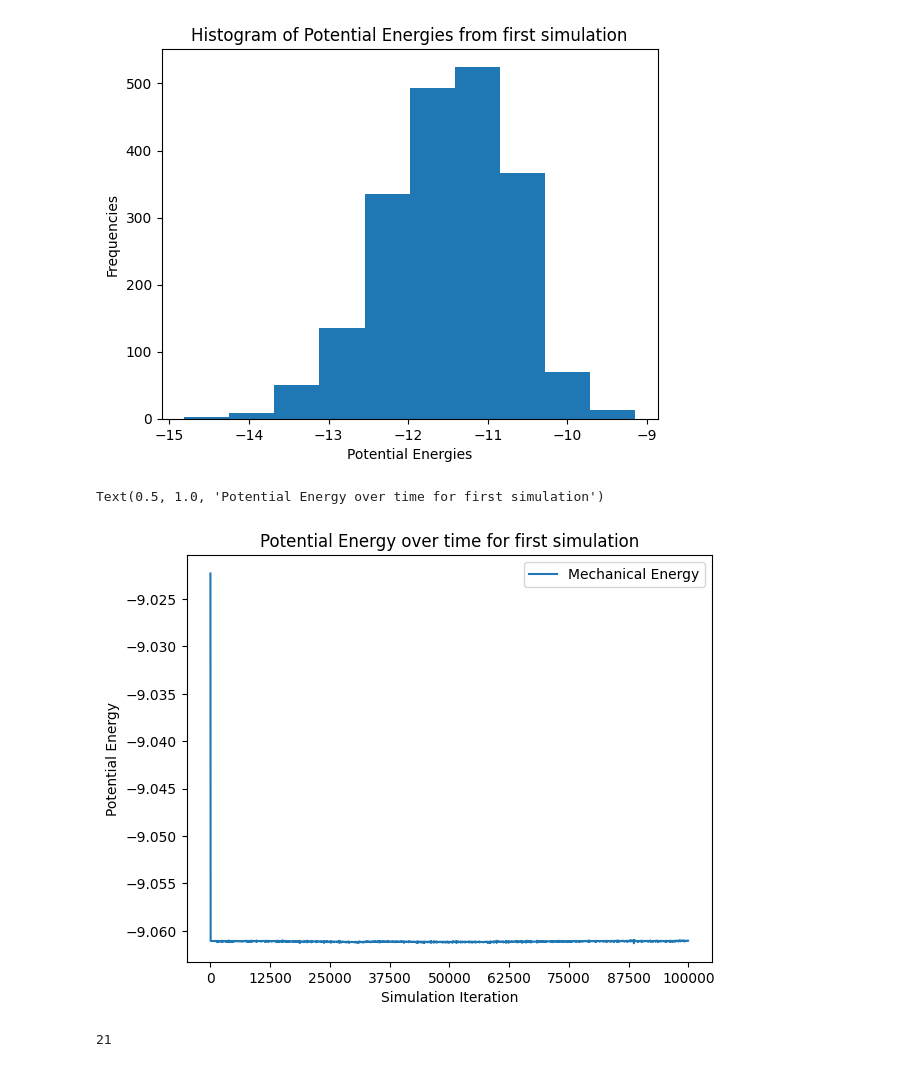
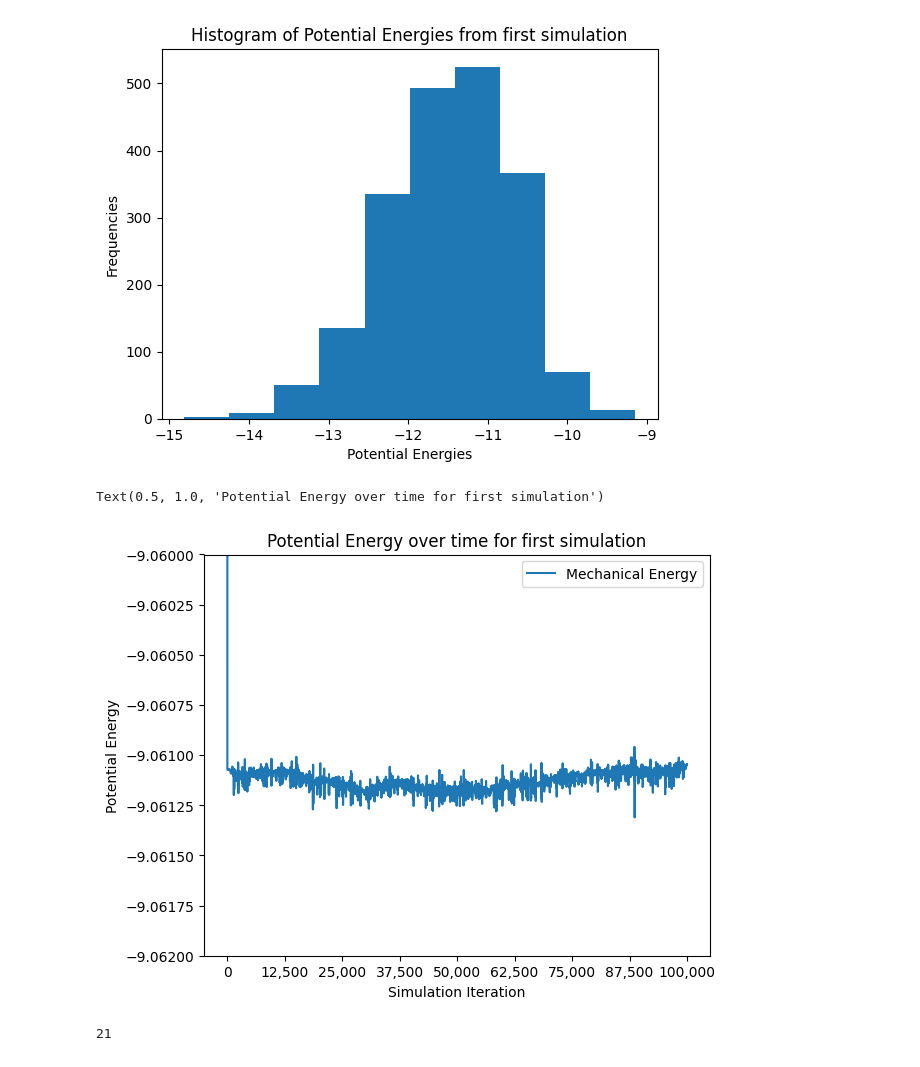
Before and after one commit to iceplant/ml_for_mol_sim, a Jupyter notebook: hw08/lj_clusters.ipynb, the cells around one changed output. Drawn from its saved outputs; the diff is of its cells as text; code cells hidden in the pictures.

```diff
--- a/hw08/lj_clusters.ipynb
+++ b/hw08/lj_clusters.ipynb
@@ -236,31 +236,26 @@ Text(0.5, 1.0, 'Histogram of Potential Energies from first simulation')
 # %%
 # plt.plot(potential_energies, label="Potential Energy")
 # plt.plot(kinetic_energies, label="Kinetic Energy")
 plt.plot(potential_energies + kinetic_energies, label="Mechanical Energy")
 
-def scale_and_format_index(x, pos):
-    scaled_value = x * n_log
-    # Format the scaled value with scientific notation
-    if scaled_value == 0:
-        return "0"
-    elif abs(scaled_value) < 1e3:  # Avoid scientific notation for small values
-        return f'{scaled_value:.0f}'
-    else:
-        return f'{scaled_value:.1e}'
-
+def scale_index(x, pos):
+    scaled_value = int(x * n_log)  # Scale the value
+    return f'{scaled_value:,}'  # Format with commas
 # Apply the formatter to the x-axis
 formatter = FuncFormatter(scale_index)
 plt.gca().xaxis.set_major_formatter(formatter)
 
 plt.xlabel('Simulation Iteration')
 plt.ylabel('Potential Energy')
 # plt.xlim(0,10)
+plt.ylim(-9.062, -9.06)
+# plt.yscale('log')
 plt.legend()
 plt.tight_layout()
 plt.title('Potential Energy over time for first simulation')
 # %% [output]
 Text(0.5, 1.0, 'Potential Energy over time for first simulation')
-[figure, old version]
+[figure, new version]
 # %%
 # 1.2
 
```
Also changed, not shown: parts of 7 cells of this notebook, 8 other files.
